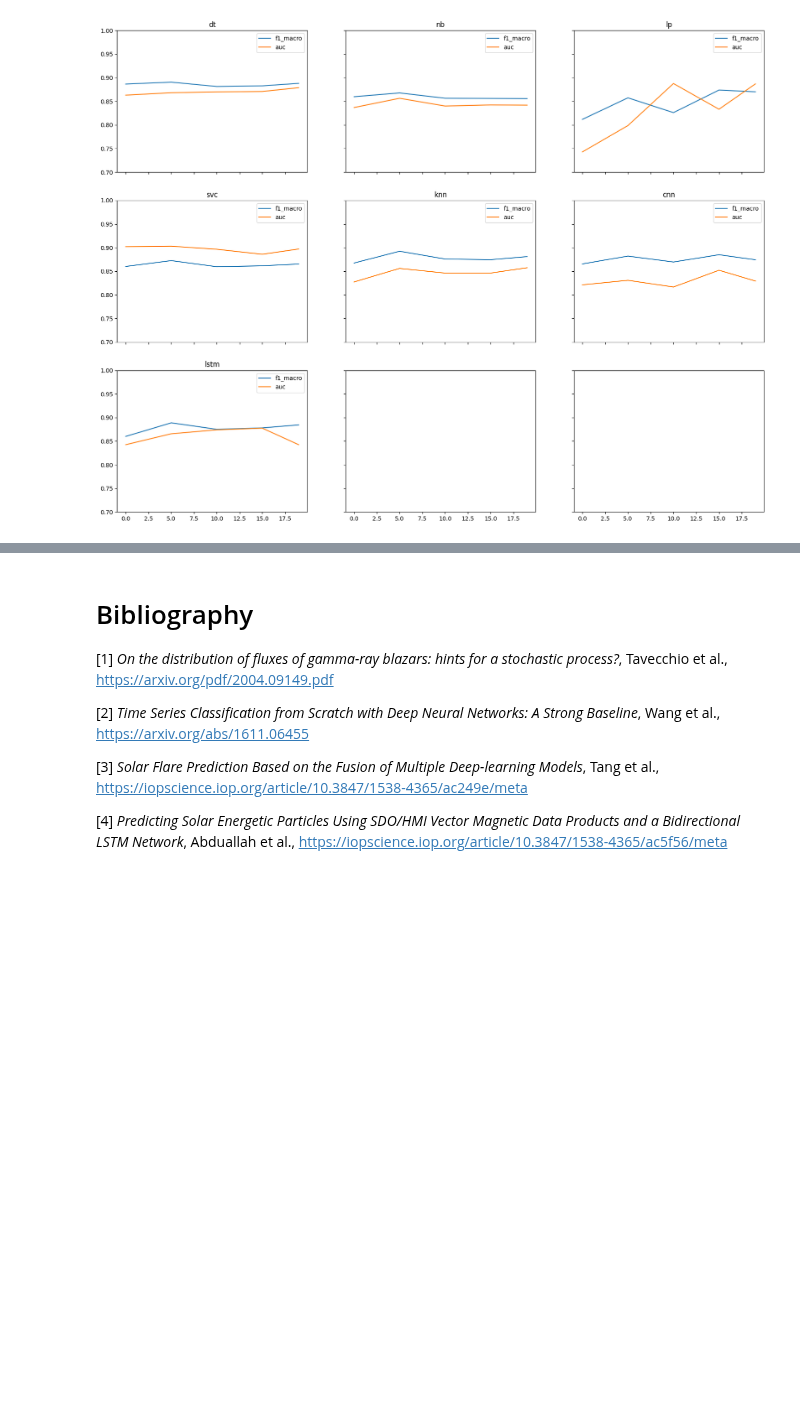
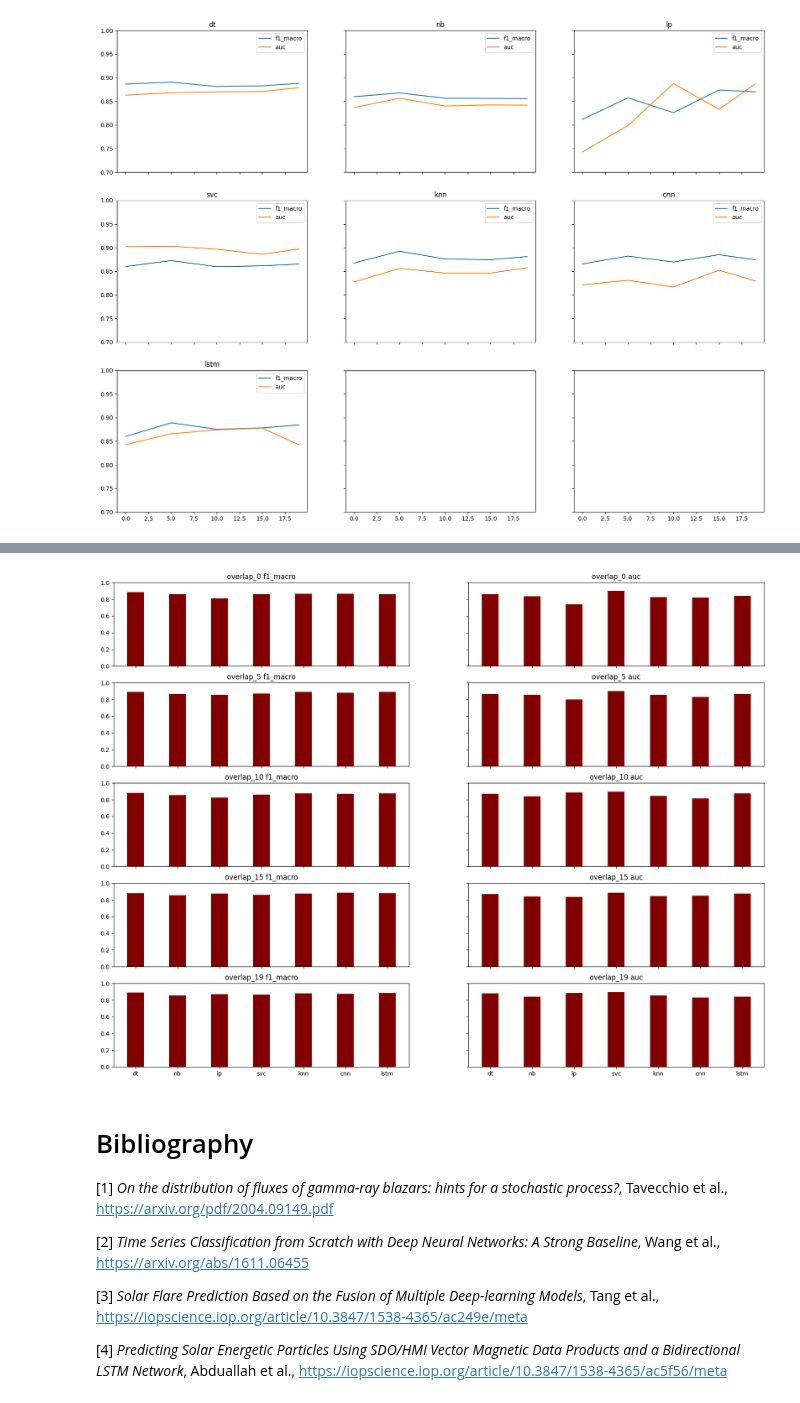
Before and after one commit to falric05/AII-Flare-prediction, a Jupyter notebook: notebooks/AI_ind_model_comparison.ipynb, the cells around one changed output, grey strips where cells are left out. Drawn from its saved outputs; the diff is of its cells as text; code cells hidden in the pictures; blank space fills up the shorter version.

```diff
--- a/notebooks/AI_ind_model_comparison.ipynb
+++ b/notebooks/AI_ind_model_comparison.ipynb
@@ -120,14 +131,13 @@ results
 # %%
 plt.rcParams["figure.figsize"] = (20,15)
 model_lbls = ['dt', 'nb', 'lp', 'svc', 'knn', 'cnn', 'lstm']
-x_axis = [0, 5, 10, 15, 19]
 fig, axs = plt.subplots(3, 3, sharex='all', sharey='all')
 plt.setp(axs, ylim=(0.7, 1))
 for idx in range(len(model_lbls)):
     i = idx // 3
     j = idx % 3
-    axs[i, j].plot(x_axis, [results[x][model_lbls[idx]]['f1_macro'] for x in x_axis], label='f1_macro')
-    axs[i, j].plot(x_axis, [results[x][model_lbls[idx]]['auc'] for x in x_axis], label='auc')
+    axs[i, j].plot(overlaps, [results[x][model_lbls[idx]]['f1_macro'] for x in overlaps], label='f1_macro')
+    axs[i, j].plot(overlaps, [results[x][model_lbls[idx]]['auc'] for x in overlaps], label='auc')
     axs[i, j].legend()
     axs[i, j].title.set_text(model_lbls[idx])
 plt.show()
@@ -136,3 +157,15 @@ plt.show()
+# %%
+plt.rcParams["figure.figsize"] = (20,15)
+fig, axs = plt.subplots(5, 2, sharex='all', sharey='all')
+plt.setp(axs, ylim=(0, 1))
+for i in range(len(overlaps)):
+    axs[i,0].bar(model_lbls, [results[overlaps[i]][m]['f1_macro'] for m in model_lbls], color ='maroon', width = 0.4)
+    axs[i,1].bar(model_lbls, [results[overlaps[i]][m]['auc'] for m in model_lbls], color ='maroon', width = 0.4)
+    axs[i, 0].title.set_text(f'overlap_{overlaps[i]} f1_macro')
+    axs[i, 1].title.set_text(f'overlap_{overlaps[i]} auc')
+plt.show()
+# %% [output]
+[figure, added]
 # %% [markdown]
 # Bibliography
 \[1\] _On the distribution of fluxes of gamma-ray blazars: hints for a stochastic process?_, Tavecchio et al., [https://arxiv.org/pdf/2004.09149.pdf](https://arxiv.org/pdf/2004.09149.pdf)
```
Also changed, not shown: parts of 3 cells of this notebook.
